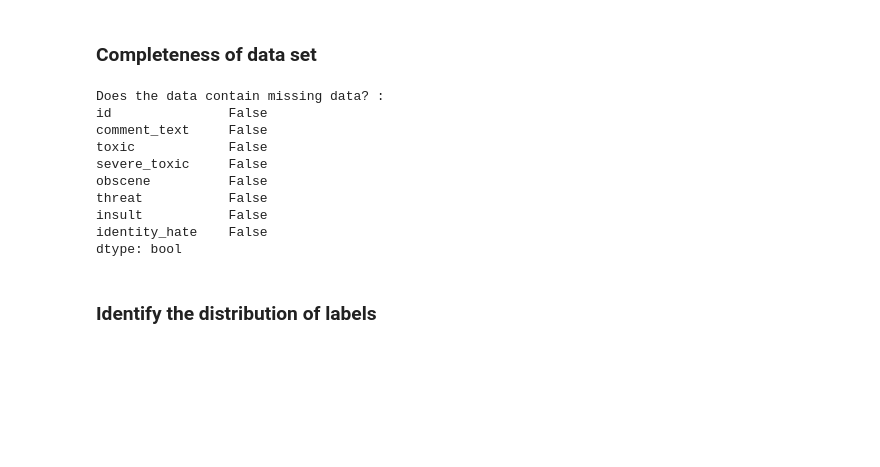
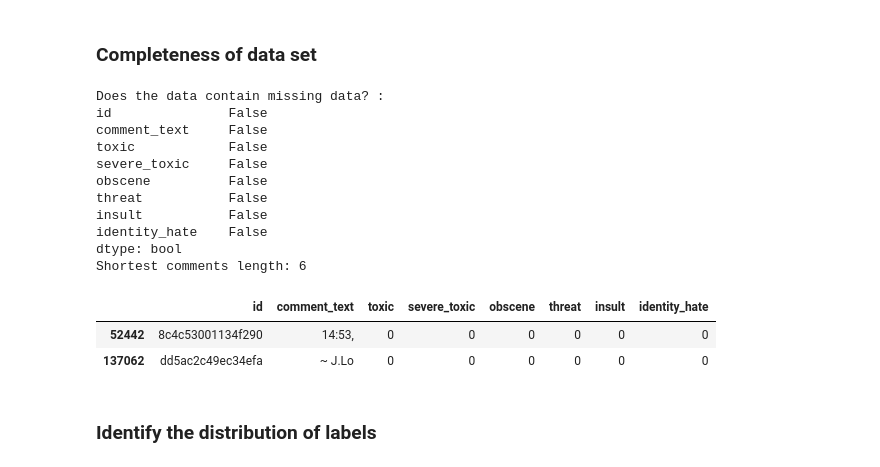
Before and after one commit to stephenoken/Toxic-Comment-Classifier, a Jupyter notebook: toxic_comment_classifier.ipynb, the cells around one changed output. Drawn from its saved outputs; the diff is of its cells as text; code cells hidden in the pictures; blank space fills up the shorter version.

```diff
--- a/toxic_comment_classifier.ipynb
+++ b/toxic_comment_classifier.ipynb
@@ -81,17 +92,24 @@ As we can see in the above table comments that contain mixed case characters. As
 # %%
 print("Does the data contain missing data? : ")
 print(pd.isnull(data).any())
+print("Shortest comments length: {}".format(min(data["comment_text"].apply(len))))
+print("")
+data[(data["comment_text"].apply(len)) == 6]
 # %% [output]
 Does the data contain missing data? :
 id               False
 comment_text     False
 toxic            False
 severe_toxic     False
 obscene          False
 threat           False
 insult           False
 identity_hate    False
 dtype: bool
+Shortest comments length: 6
+|  | id | comment_text | toxic | severe_toxic | obscene | threat | insult | identity_hate |
+| 52442 | 8c4c53001134f290 | 14:53, | 0 | 0 | 0 | 0 | 0 | 0 |
+| 137062 | dd5ac2c49ec34efa | ~ J.Lo | 0 | 0 | 0 | 0 | 0 | 0 |
 # %% [markdown]
 ### Identify the distribution of labels
 # %%
```
Also changed, not shown: parts of 17 cells of this notebook.
